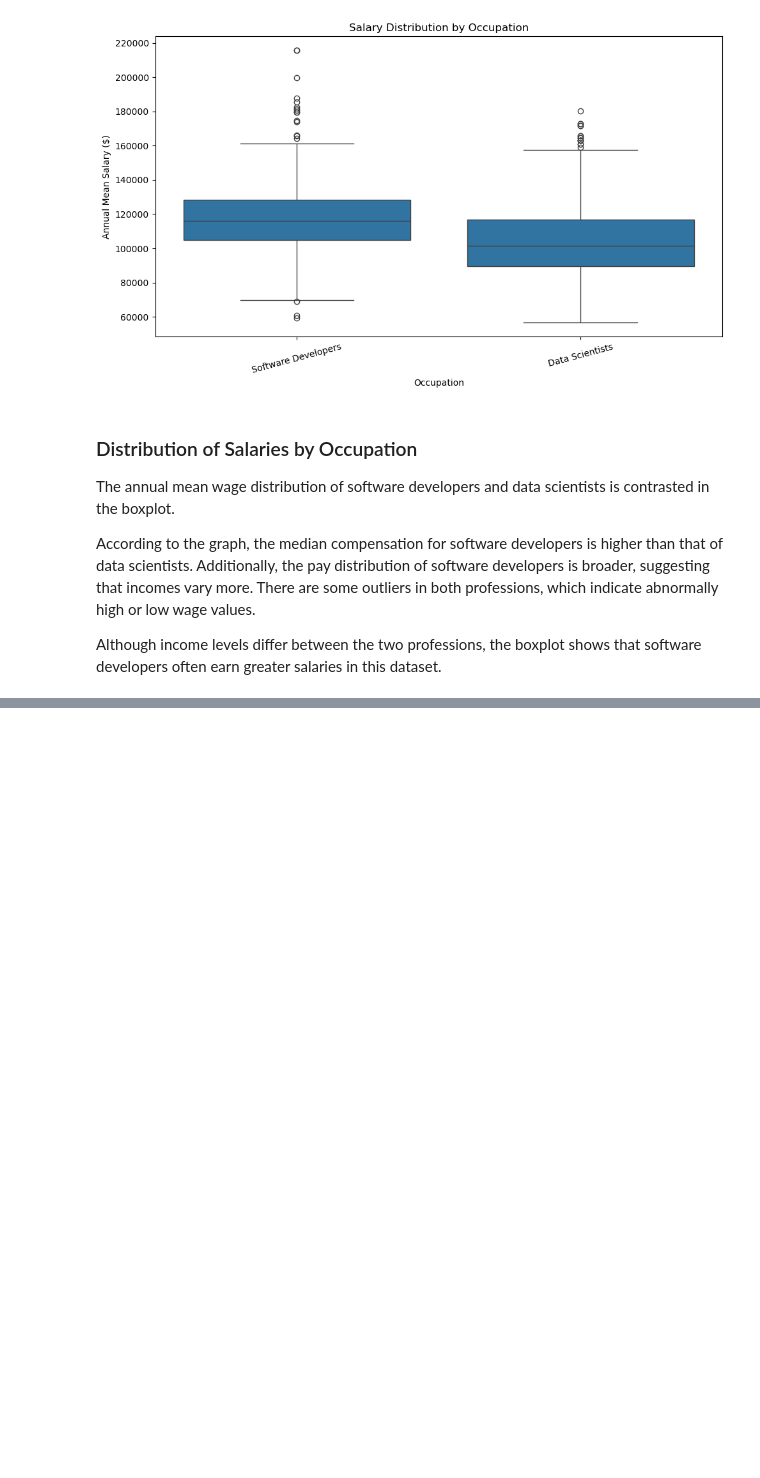
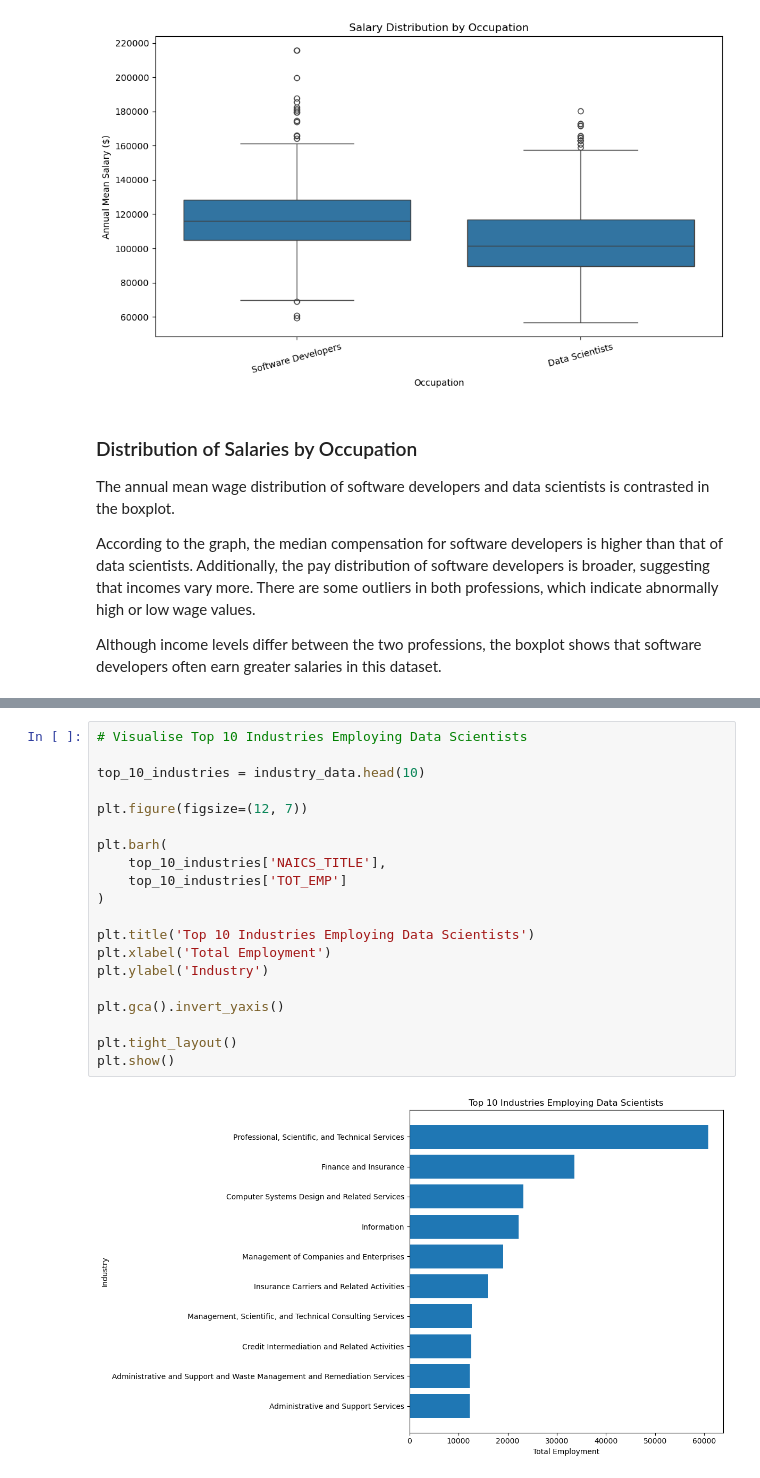
Before and after one commit to Abdullah-awa/Data_Visualisation_CA1, a Jupyter notebook: Data_Vis_CA.ipynb, the cells around one changed output, grey strips where cells are left out. Cells and saved outputs as stored; diff of their text form; blank space fills up the shorter version.

Commit message:
Add salary statistics and Data Scientist industry analysis with top 10 industries visualisation

```diff
--- a/Data_Vis_CA.ipynb
+++ b/Data_Vis_CA.ipynb
@@ -264,0 +327,22 @@ Although income levels differ between the two professions, the boxplot shows tha
+# %%
+# Visualise Top 10 Industries Employing Data Scientists
+
+top_10_industries = industry_data.head(10)
+
+plt.figure(figsize=(12, 7))
+
+plt.barh(
+    top_10_industries['NAICS_TITLE'],
+    top_10_industries['TOT_EMP']
+)
+
+plt.title('Top 10 Industries Employing Data Scientists')
+plt.xlabel('Total Employment')
+plt.ylabel('Industry')
+
+plt.gca().invert_yaxis()
+
+plt.tight_layout()
+plt.show()
+# %% [output]
+[figure, added]
```
Also changed, not shown: parts of 3 cells of this notebook.
